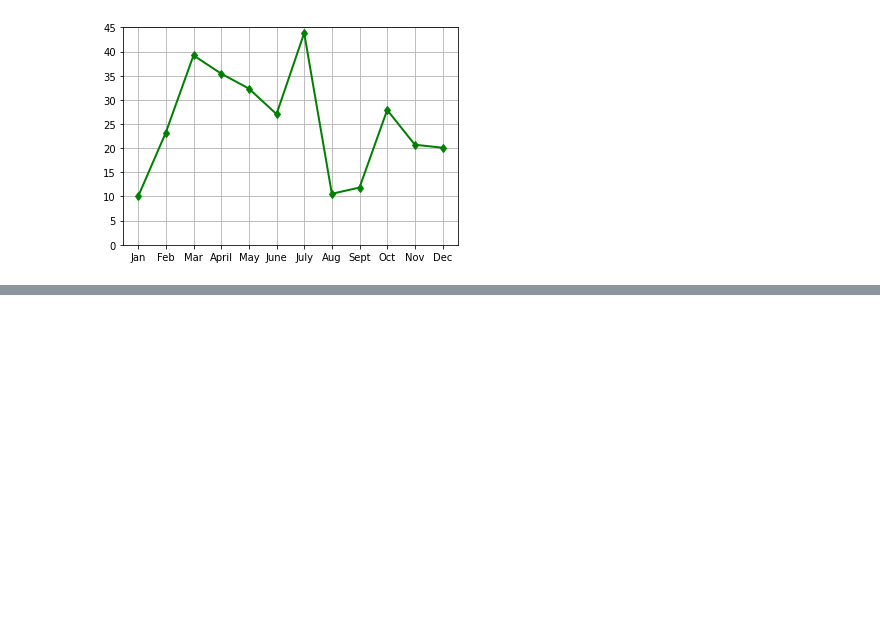
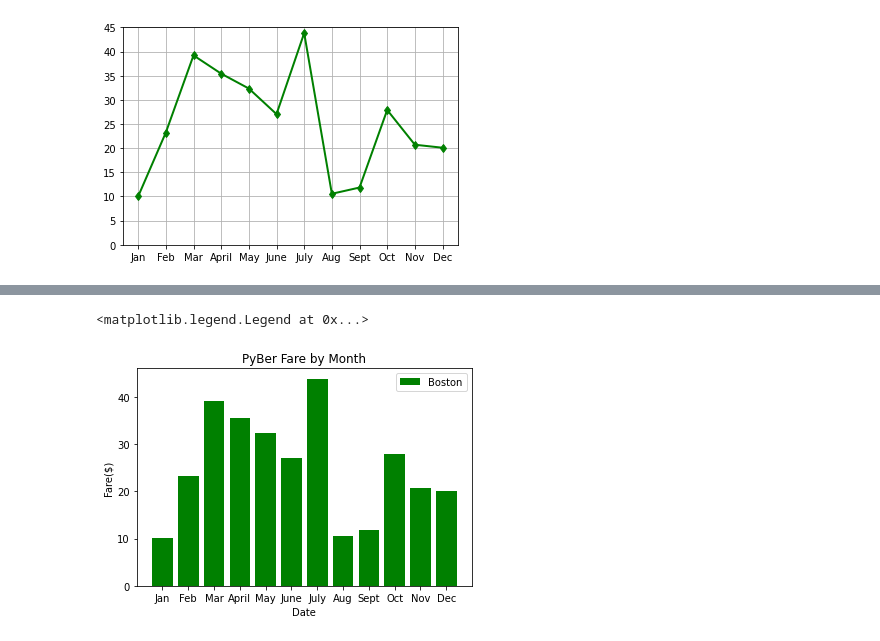
Before and after one commit to launica2303/PyBer_Analysis, a Jupyter notebook: matplotlib_practice.ipynb, the cells around one changed output, grey strips where cells are left out. Cells and saved outputs as stored; diff of their text form; code cells hidden in the pictures; blank space fills up the shorter version.

```diff
--- a/matplotlib_practice.ipynb
+++ b/matplotlib_practice.ipynb
@@ -94,0 +107,13 @@ ax.legend('Boston')
+# %%
+# Create the plot.
+plt.bar(x_axis, y_axis, color="green", label='Boston')
+# Create labels for the x and y axes.
+plt.xlabel("Date")
+plt.ylabel("Fare($)")
+# Create a title.
+plt.title("PyBer Fare by Month")
+# Add the legend.
+plt.legend()
+# %% [output]
+<matplotlib.legend.Legend at 0x...>
+[figure, added]
```
Also changed, not shown: parts of 11 cells of this notebook.
